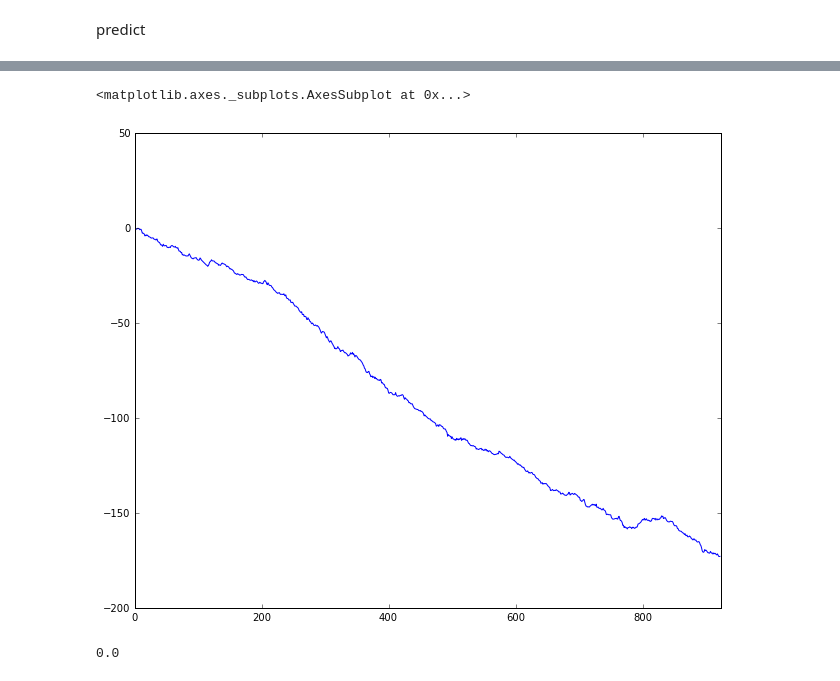
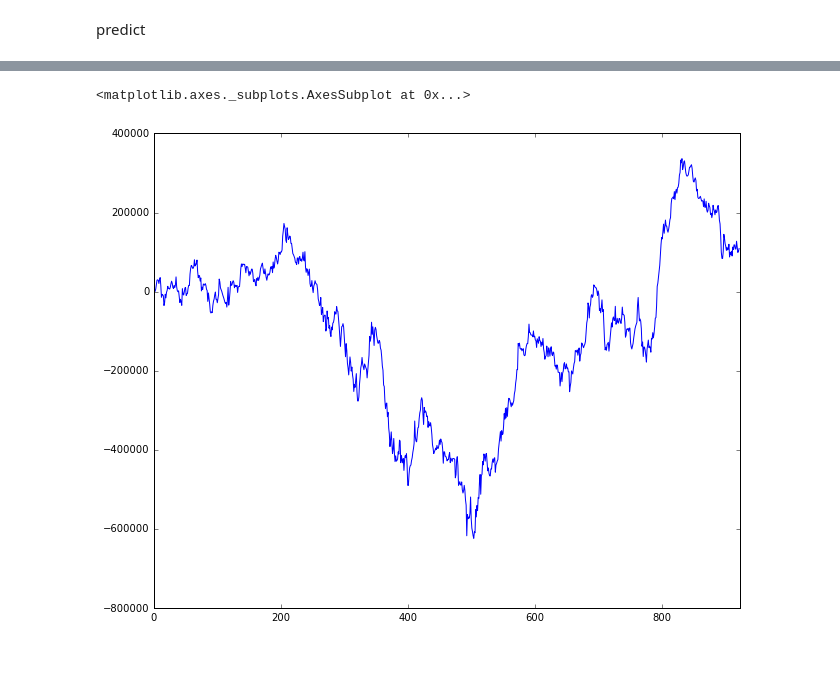
Before and after one commit to LonSilent/Big-Data-Analytics, a Jupyter notebook: cv5_bias_hyperparameter_tuning_maxbin_numtree_maxDepth.ipynb, the cells around one changed output, grey strips where cells are left out. Drawn from its saved outputs; the diff is of its cells as text; code cells hidden in the pictures.

```diff
--- a/cv5_bias_hyperparameter_tuning_maxbin_numtree_maxDepth.ipynb
+++ b/cv5_bias_hyperparameter_tuning_maxbin_numtree_maxDepth.ipynb
@@ -250,18 +288,11 @@ a.plot()
 # %%
-result2['processing fee1'] = np.where(result2['prediction'] == 1,(result2['Close']*(4.425/1000.0) + result2['Open']*(1.425/1000.0))*1
-                                      ,(result2['Close']*(1.425/1000.0) + result2['Open']*(4.425/1000.0)))
+result2['processing fee1'] = np.where(result2['prediction'] == 1,1000*(result2['Close']*(4.425/1000.0) + result2['Open']*(1.425/1000.0))*1
+                                      ,1000*(result2['Close']*(1.425/1000.0) + result2['Open']*(4.425/1000.0)))
 result2['profit_r_fee'] = result2['profit'] -  result2['processing fee1']
+b = result2['profit_r_fee'].cumsum()
+from IPython.core.pylabtools import figsize
+figsize(10.5, 8.5)
+b.plot()
+# %% [output]
+<matplotlib.axes._subplots.AxesSubplot at 0x...>
+[figure, added]
-# %%
-b = result2['profit_r_fee'].cumsum()
-from IPython.core.pylabtools import figsize
-figsize(10.5, 8.5)
-b.plot()
-# %% [output]
-<matplotlib.axes._subplots.AxesSubplot at 0x...>
-[figure, removed]
-# %%
-result2['profit2'] = 0.0
-#len(result2)
-result2['profit2'][1]
-# %% [output]
-0.0
```
Also changed, not shown: parts of 16 cells of this notebook, 2 other files.
